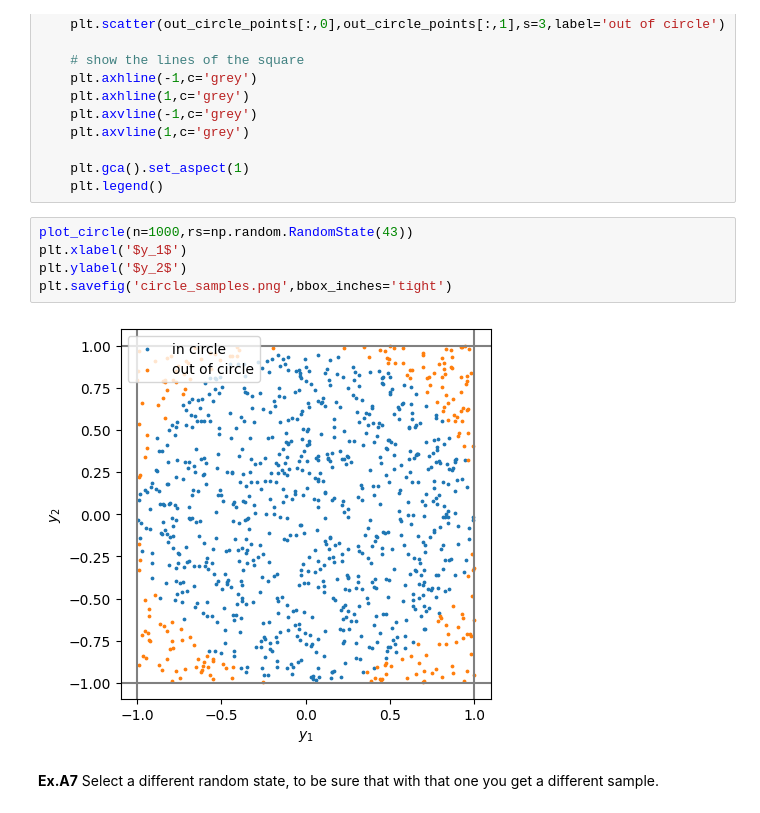
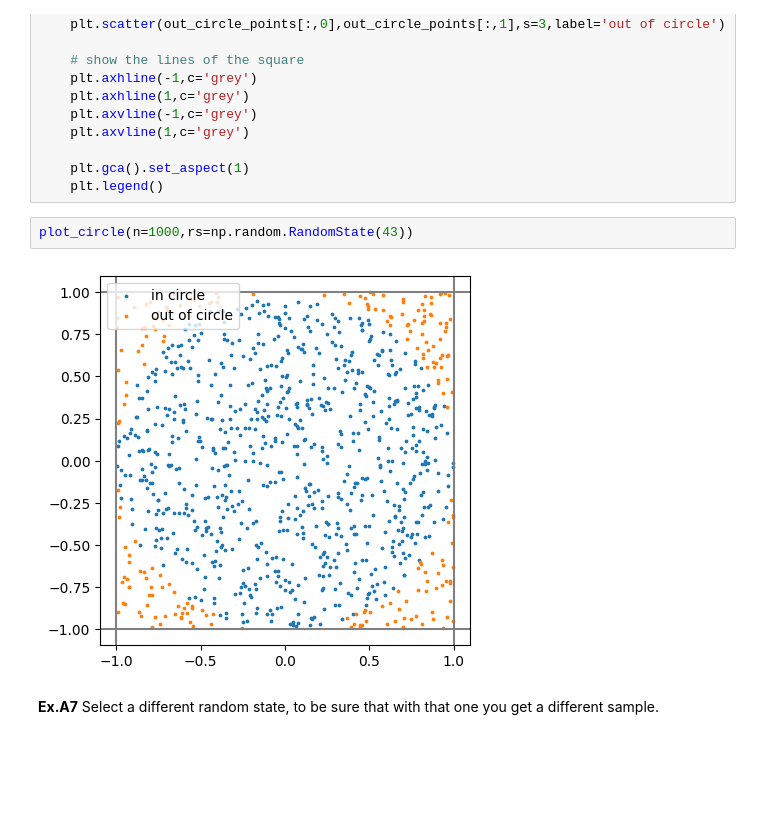
Before and after one commit to SPOC-group/phys-231-exercises, a Jupyter notebook: Exercise_8/Exercise 8 - Estimating pi from sampling - solution.ipynb, the cells around one changed output. Cells and saved outputs as stored; diff of their text form; blank space fills up the shorter version.

```diff
--- a/Exercise 8 - Estimating pi from sampling - lecture figures.ipynb
+++ b/Exercise_8/Exercise 8 - Estimating pi from sampling - solution.ipynb
@@ -146,11 +146,8 @@ def plot_circle(n,rs):
     plt.legend()
 # %%
 plot_circle(n=1000,rs=np.random.RandomState(43))
-plt.xlabel('$y_1$')
-plt.ylabel('$y_2$')
-plt.savefig('circle_samples.png',bbox_inches='tight')
 # %% [output]
-[figure, old version]
+[figure, new version]
 # %% [markdown]
 **Ex.A7** Select a different random state, to be sure that with that one you get a different sample.
 # %%
```
Also changed, not shown: parts of 5 cells of this notebook, 1 other file.
